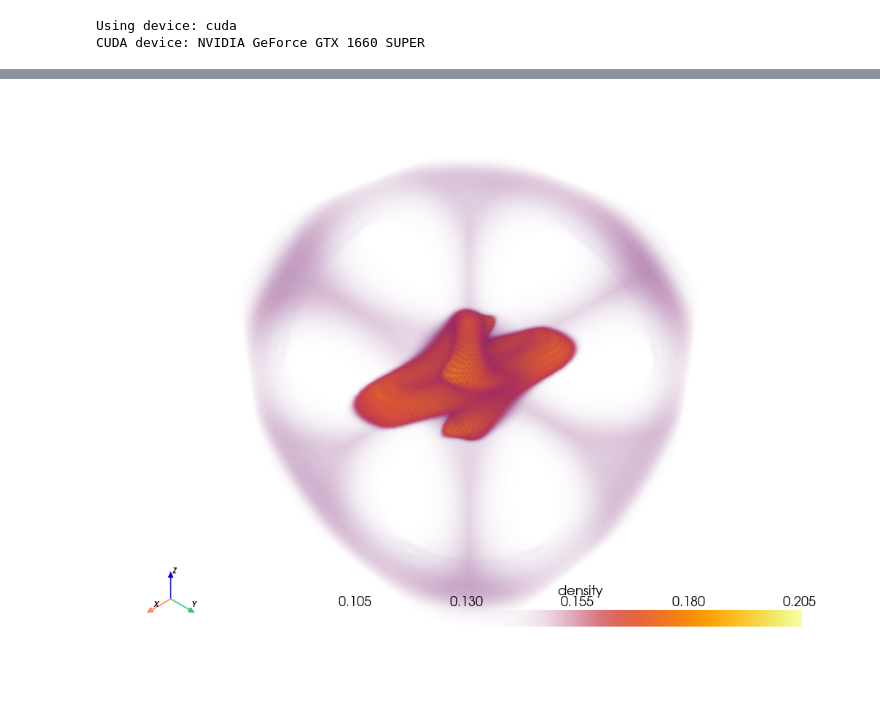
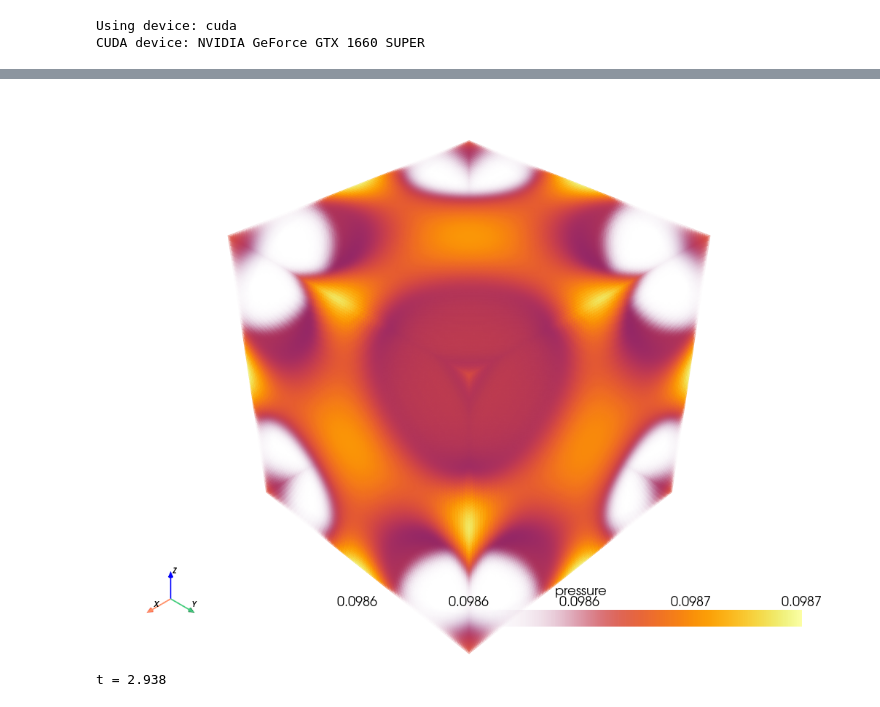
Before and after one commit to teo646/CFD, a Jupyter notebook: Riemann_Solvers_and_Numerical_Methods_for_Fluid_Dynamics_by_TORO/chapter16/Godunov's method for 3 dimensional Euler equations.ipynb, the cells around one changed output, grey strips where cells are left out. Drawn from its saved outputs; the diff is of its cells as text; code cells hidden in the pictures.

```diff
--- a/Riemann_Solvers_and_Numerical_Methods_for_Fluid_Dynamics_by_TORO/chapter16/Godunov's method for 3 dimensional Euler equations.ipynb
+++ b/Riemann_Solvers_and_Numerical_Methods_for_Fluid_Dynamics_by_TORO/chapter16/Godunov's method for 3 dimensional Euler equations.ipynb
@@ -514,37 +110,70 @@ def update(CELL):
+# %%
+# Initialize the solver
+solver = GodunovEuler3D(
+    num_cells_x=RESOLUTION[2],
+    num_cells_y=RESOLUTION[1],
+    num_cells_z=RESOLUTION[0],
+    x_domain=X_DOMAIN,
+    y_domain=Y_DOMAIN,
+    z_domain=Z_DOMAIN,
+    cfl_coefficient=CFL_COEFFICIENT,
+    GAMMA=GAMMA,
+    tol=TOL,
+    device=device
+)
+
+CELL = solver.create_explosion_initial_condition()
 # %%
 grid = pv.ImageData()
 
 # VTK 규칙: cell data → dimensions = cell + 1 (x, y, z 순서)
-grid.dimensions = (NUM_CELLS_X + 1, NUM_CELLS_Y + 1, NUM_CELLS_Z + 1)
+grid.dimensions = (RESOLUTION[2] + 1, RESOLUTION[1] + 1, RESOLUTION[0] + 1)
 grid.spacing = (DX, DY, DZ)
 grid.origin = (X_DOMAIN[0], Y_DOMAIN[0], Z_DOMAIN[0])
 
 # CELL(Z, Y, X) -> VTK(X, Y, Z) 축 정렬
 rho = CELL[1:-1, 1:-1, 1:-1, 0].cpu().numpy()
+speed = np.linalg.norm(CELL[1:-1, 1:-1, 1:-1, 1:4].cpu().numpy(), axis=-1)
+pressure = CELL[1:-1, 1:-1, 1:-1, 4].cpu().numpy()
+
 rho_vtk = np.transpose(rho, (2, 1, 0))
+speed_vtk = np.transpose(speed, (2, 1, 0))
+pressure_vtk = np.transpose(pressure, (2, 1, 0))
+
 grid.cell_data["density"] = rho_vtk.flatten(order="F")
+grid.cell_data["speed"] = speed_vtk.flatten(order="F")
+grid.cell_data["pressure"] = pressure_vtk.flatten(order="F")
 
 # plotter는 한 번만 생성
 plotter = pv.Plotter(off_screen=True)
-plotter.add_volume(grid, scalars="density", cmap="inferno", opacity="sigmoid")
+plotter.add_volume(grid, scalars="pressure", cmap="inferno", opacity="sigmoid")
 plotter.add_axes()
 
 
 t = T_DOMAIN[0]
 
 while t < T_DOMAIN[1]:
-    clear_output(wait=True)
-    plotter.clear()
-    CELL, dt = update(CELL)
+    CELL, dt = solver.update(CELL)
     t += dt
 
     rho = CELL[1:-1, 1:-1, 1:-1, 0].cpu().numpy()
+    speed = np.linalg.norm(CELL[1:-1, 1:-1, 1:-1, 1:4].cpu().numpy(), axis=-1)
+    pressure = CELL[1:-1, 1:-1, 1:-1, 4].cpu().numpy()
 
     rho_vtk = np.transpose(rho, (2, 1, 0))
+    speed_vtk = np.transpose(speed, (2, 1, 0))
+    pressure_vtk = np.transpose(pressure, (2, 1, 0))
+
     grid.cell_data["density"][:] = rho_vtk.flatten(order="F")
+    grid.cell_data["speed"][:] = speed_vtk.flatten(order="F")
+    grid.cell_data["pressure"][:] = pressure_vtk.flatten(order="F")
 
-    plotter.add_volume(grid, scalars="density", cmap="inferno", opacity="sigmoid")
+    clear_output(wait=True)
+    plotter.clear()
+    plotter.add_volume(grid, scalars="pressure", cmap="inferno", opacity="sigmoid")
     plotter.add_axes()
     plotter.show(jupyter_backend="static")
+    print(f"t = {t:.3f}")
 # %% [output]
-[figure, old version]
+[figure, new version]
+t = 2.938
```
Also changed, not shown: parts of 9 cells of this notebook, 4 other files.
